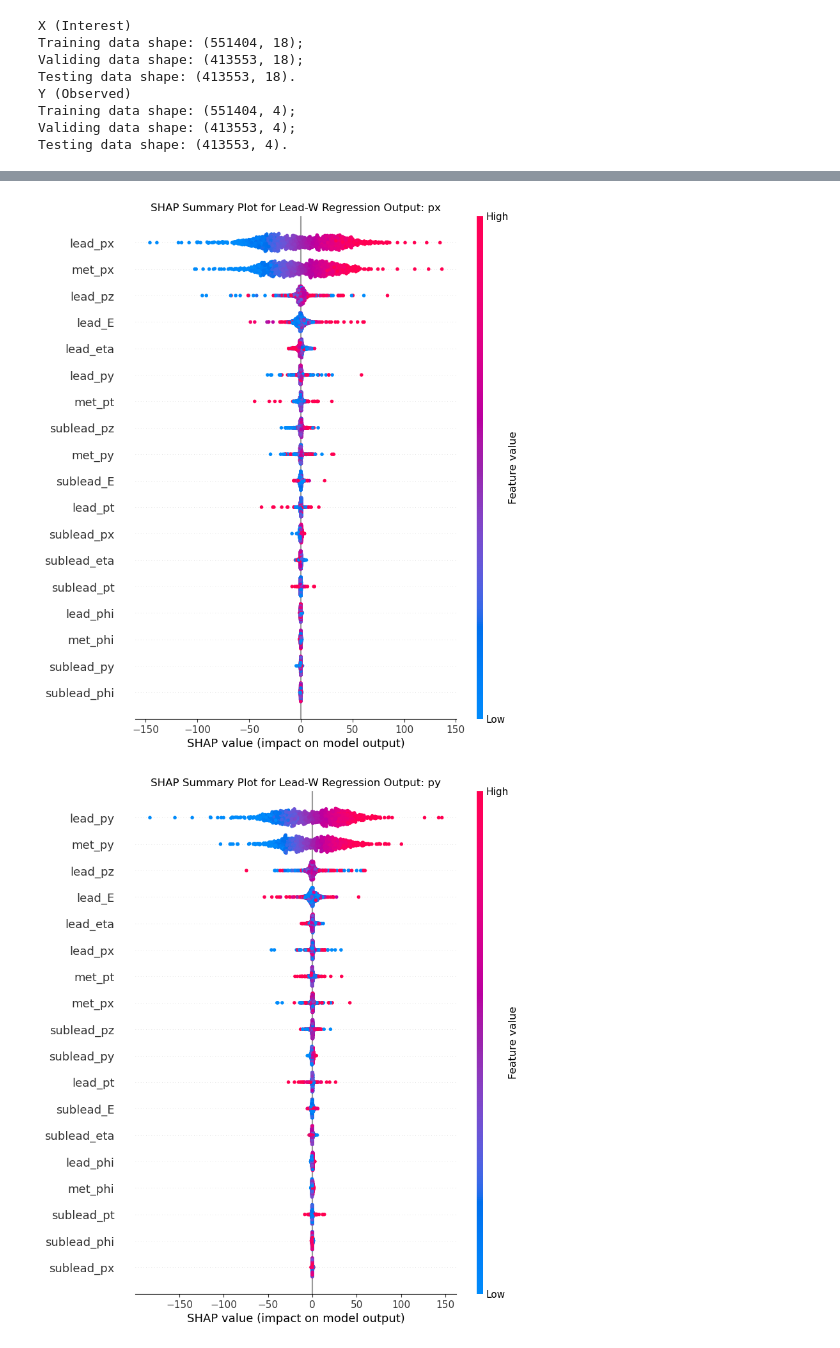
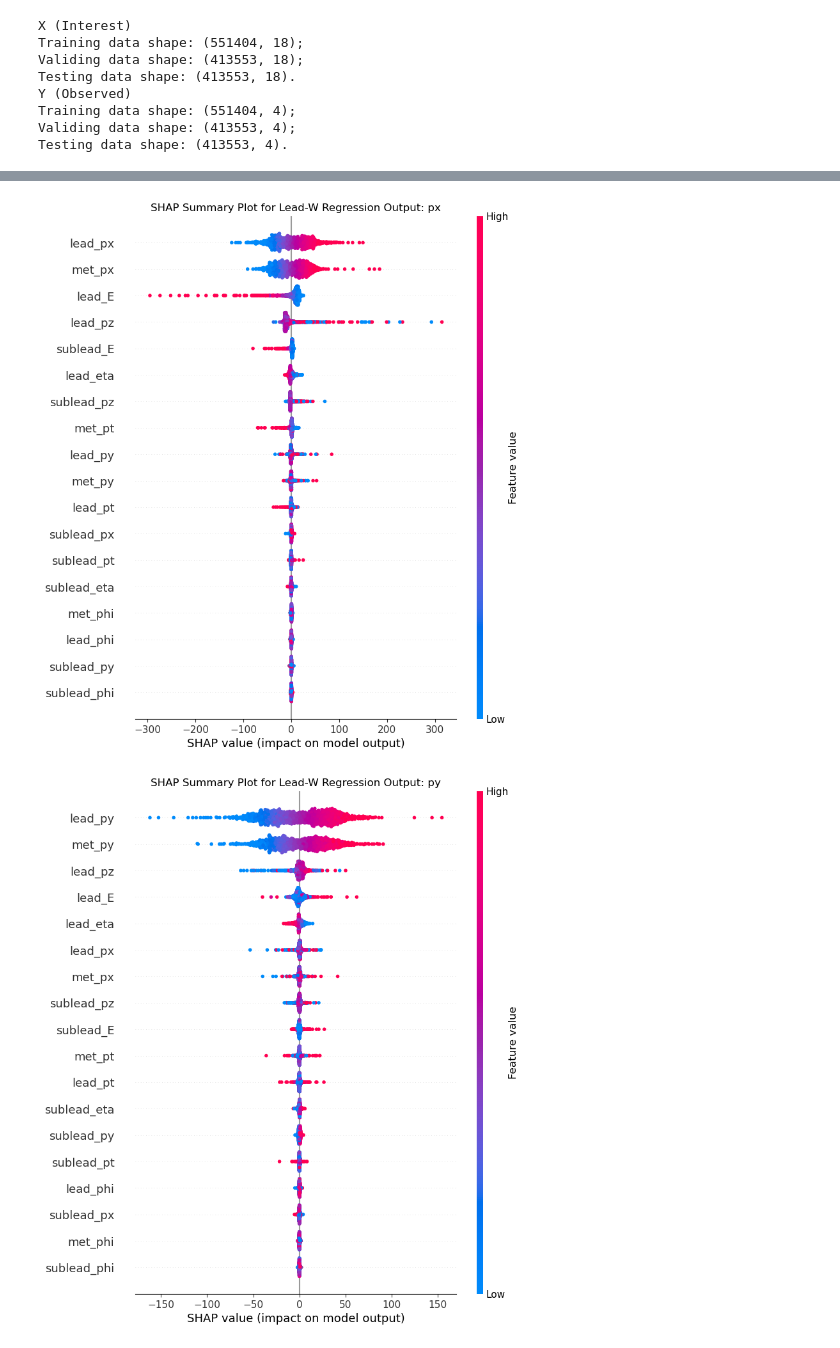
Before and after one commit to yygarypeng/QE-mls, a Jupyter notebook: 4th_trial_report/lead_regressor.ipynb, the cells around one changed output, grey strips where cells are left out. Cells and saved outputs as stored; diff of their text form; code cells hidden in the pictures.

```diff
--- a/4th_trial_report/lead_regressor.ipynb
+++ b/4th_trial_report/lead_regressor.ipynb
@@ -81,7 +86,7 @@ cut_pre_pt_miss = data.MET["pt"] > 20 * GEV
 PRE_CUT = cut_pre_pt_lead & cut_pre_pt_sub & cut_pre_dilep_m & cut_pre_pt_miss
 del (cut_pre_pt_lead, cut_pre_pt_sub, cut_pre_dilep_m, cut_pre_pt_miss)
 
-BATCH_SIZE = 8_192 * 2
+BATCH_SIZE = 8_192
 EPOCHS = 1_024
 LEARNING_RATE = 1e-6
 # %%
@@ -242,7 +262,7 @@ _________________________________________________________________
 stop_early = tf.keras.callbacks.EarlyStopping(
     monitor="val_loss",
     min_delta=1e-3,
-    patience=32,
+    patience=16,
     mode="auto",
     baseline=None,
     restore_best_weights=False,
@@ -250,10 +270,10 @@ stop_early = tf.keras.callbacks.EarlyStopping(
 
 
 def scheduler(epoch, lr):
-    if epoch < 256:
+    if epoch < 512:
         return lr
     else:
-        return lr * tf.math.exp(-0.001)
+        return lr * tf.math.exp(-0.0001)
 
 
 lr_scheduler = tf.keras.callbacks.LearningRateScheduler(scheduler)
@@ -266,7 +286,7 @@ history = model.fit(
     epochs=EPOCHS,
     batch_size=BATCH_SIZE,
     verbose=2,
-    callbacks=[stop_early,lr_scheduler],
+    callbacks=[stop_early, lr_scheduler],
 )
 # %% [output]
 Epoch 1/1024
@@ -467,33 +489,33 @@ feature_names = [
     "lead_eta",
     "lead_phi",
     "sublead_px",
     "sublead_py",
     "sublead_pz",
     "sublead_E",
     "sublead_pt",
     "sublead_eta",
     "sublead_phi",
     "met_px",
     "met_py",
     "met_pt",
-    "met_phi"
+    "met_phi",
 ]
 title_name = ["px", "py", "pz", "E"]
 # lead
 # Use DeepExplainer for SHAP values
 explainer = shap.DeepExplainer(model, obs_kin[:1024])
 shap_values = explainer.shap_values(obs_kin[:1024], check_additivity=False)
 for i in range(shap_values.shape[-1]):
     plt.figure(figsize=(10, 6))
     shap.summary_plot(
         shap_values[:, :, i],
         obs_kin[:1024],
         feature_names=feature_names,
         plot_type="dot",
         show=False,
     )
     plt.title(f"SHAP Summary Plot for Lead-W Regression Output: {title_name[i]}")
     plt.show()
 # %% [output]
-[figure, old version]
+[figure, new version]
-[figure, old version]
+[figure, new version]
```
Also changed, not shown: parts of 15 cells of this notebook, 8 other files.
